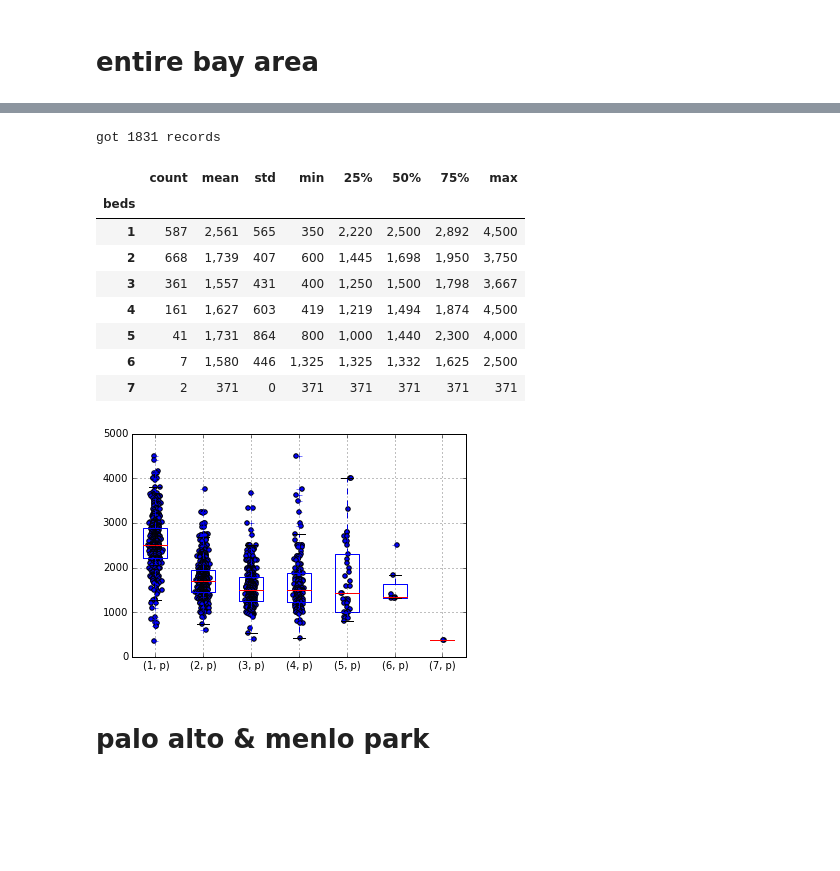
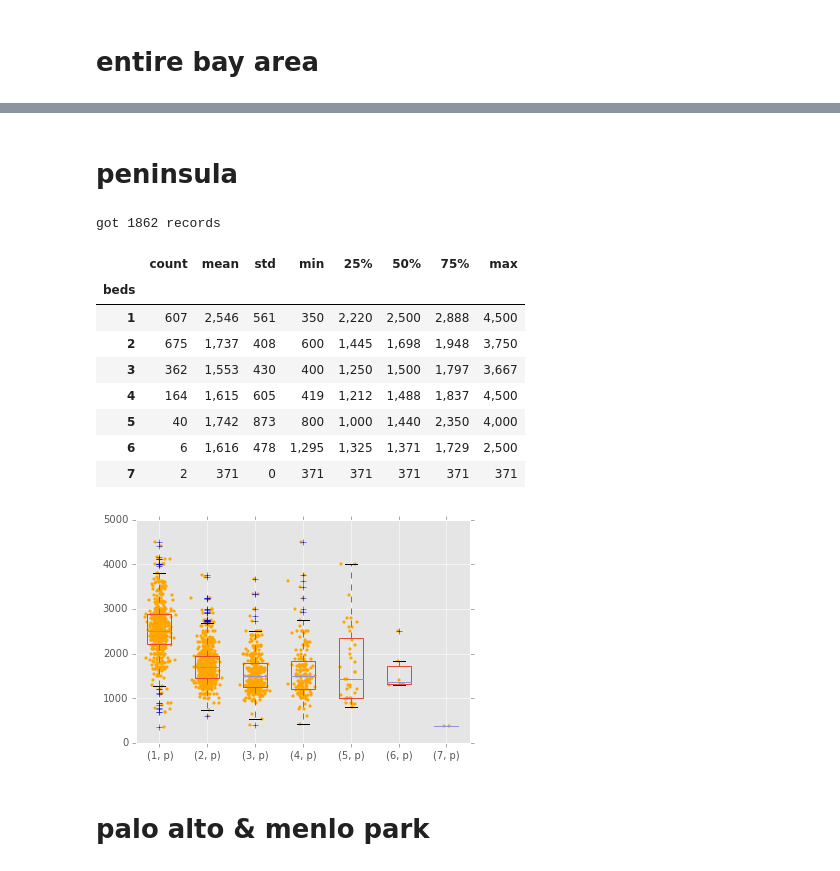
Before and after one commit to dflatow/notebooks, a Jupyter notebook: bay_area_rent.ipynb, the cells around one changed output, grey strips where cells are left out. Saved outputs shown, nothing was run; the diff lists cells and outputs as text; code cells hidden in the pictures; blank space fills up the shorter version.

Commit message:
fix bay area all; switch to ggplot style

```diff
--- a/bay_area_rent.ipynb
+++ b/bay_area_rent.ipynb
@@ -3,19 +18,21 @@
+# %% [markdown]
+# peninsula
 # %%
-root = "http://sfbay.craigslist.org/search/pen/apa?sort=pricedsc&bedrooms=1"
-bay_area = summary(process_data(get_data(root)))
+root = "http://sfbay.craigslist.org/search/pen/apa?sort=date&bedrooms=1"
+bay_area = summary(data = process_data(get_data(root)))
 bay_area
 # %% [output]
-got 1831 records
+got 1862 records
 |  | count | mean | std | min | 25% | 50% | 75% | max |
 | beds |  |  |  |  |  |  |  |  |
-| 1 | 587 | 2,561 | 565 | 350 | 2,220 | 2,500 | 2,892 | 4,500 |
-| 2 | 668 | 1,739 | 407 | 600 | 1,445 | 1,698 | 1,950 | 3,750 |
-| 3 | 361 | 1,557 | 431 | 400 | 1,250 | 1,500 | 1,798 | 3,667 |
-| 4 | 161 | 1,627 | 603 | 419 | 1,219 | 1,494 | 1,874 | 4,500 |
-| 5 | 41 | 1,731 | 864 | 800 | 1,000 | 1,440 | 2,300 | 4,000 |
-| 6 | 7 | 1,580 | 446 | 1,325 | 1,325 | 1,332 | 1,625 | 2,500 |
+| 1 | 607 | 2,546 | 561 | 350 | 2,220 | 2,500 | 2,888 | 4,500 |
+| 2 | 675 | 1,737 | 408 | 600 | 1,445 | 1,698 | 1,948 | 3,750 |
+| 3 | 362 | 1,553 | 430 | 400 | 1,250 | 1,500 | 1,797 | 3,667 |
+| 4 | 164 | 1,615 | 605 | 419 | 1,212 | 1,488 | 1,837 | 4,500 |
+| 5 | 40 | 1,742 | 873 | 800 | 1,000 | 1,440 | 2,350 | 4,000 |
+| 6 | 6 | 1,616 | 478 | 1,295 | 1,325 | 1,371 | 1,729 | 2,500 |
 | 7 | 2 | 371 | 0 | 371 | 371 | 371 | 371 | 371 |
-[figure, old version]
+[figure, new version]
 # %% [markdown]
 # palo alto & menlo park
 # %%
```
Also changed, not shown: parts of 5 cells of this notebook, 1 other file.
